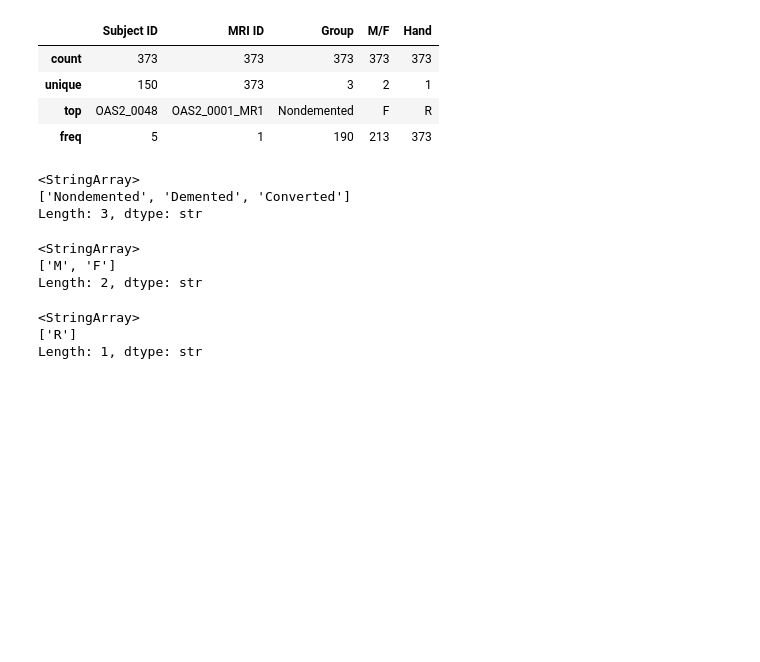
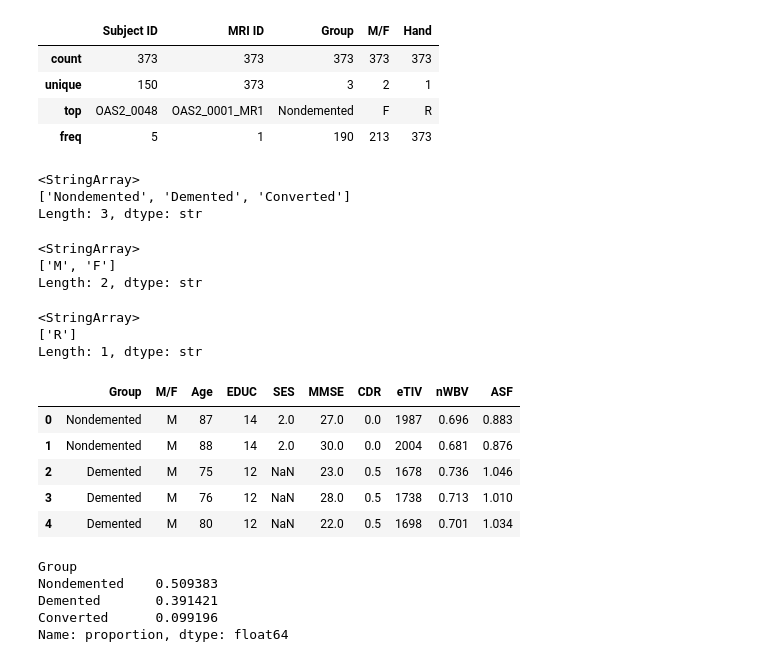
Before and after one commit to Squad-Nina-da-Hora/wmc-desafio-previsao-demencia, a Jupyter notebook: analise.ipynb, the cells around one changed output. Cells and saved outputs as stored; diff of their text form; code cells hidden in the pictures; blank space fills up the shorter version.

Commit message:
selecionando e tratando dados de interesse

```diff
--- a/analise.ipynb
+++ b/analise.ipynb
@@ -192,3 +192,25 @@ df['Hand'].unique()
 <StringArray>
 ['R']
 Length: 1, dtype: str
+# %%
+# Selecionando apenas colunas de interesse
+
+data = df.drop(['Subject ID', 'MRI ID', 'Visit', 'MR Delay', 'Hand'], axis=1)
+data.head()
+# %% [output]
+|  | Group | M/F | Age | EDUC | SES | MMSE | CDR | eTIV | nWBV | ASF |
+| 0 | Nondemented | M | 87 | 14 | 2.0 | 27.0 | 0.0 | 1987 | 0.696 | 0.883 |
+| 1 | Nondemented | M | 88 | 14 | 2.0 | 30.0 | 0.0 | 2004 | 0.681 | 0.876 |
+| 2 | Demented | M | 75 | 12 | NaN | 23.0 | 0.5 | 1678 | 0.736 | 1.046 |
+| 3 | Demented | M | 76 | 12 | NaN | 28.0 | 0.5 | 1738 | 0.713 | 1.010 |
+| 4 | Demented | M | 80 | 12 | NaN | 22.0 | 0.5 | 1698 | 0.701 | 1.034 |
+# %%
+# Variável categórica: % de group
+
+data['Group'].value_counts(normalize=True)
+# %% [output]
+Group
+Nondemented    0.509383
+Demented       0.391421
+Converted      0.099196
+Name: proportion, dtype: float64
```
Also changed, not shown: parts of 4 cells of this notebook.
